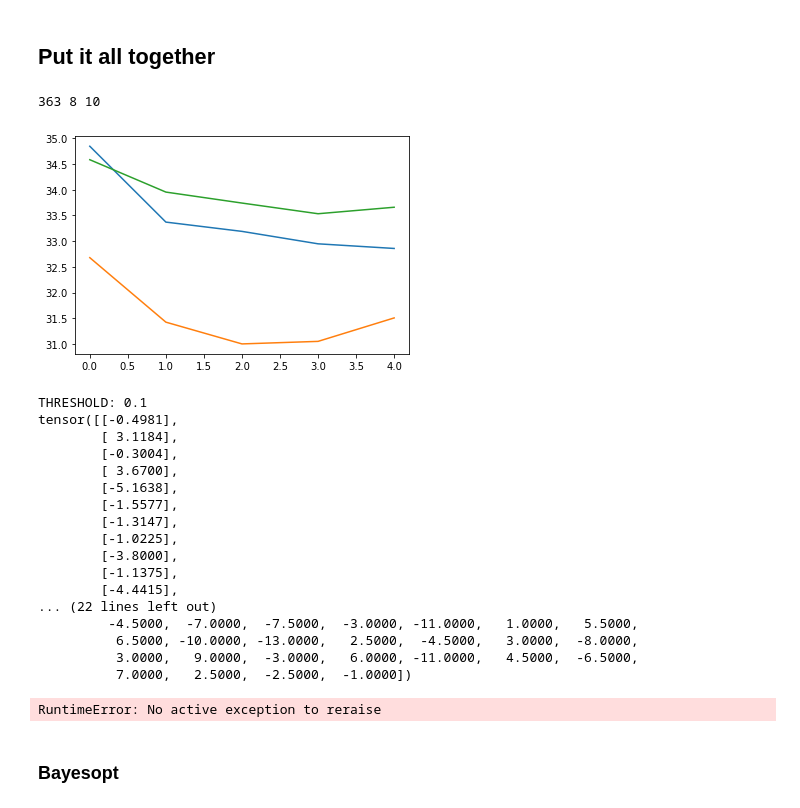
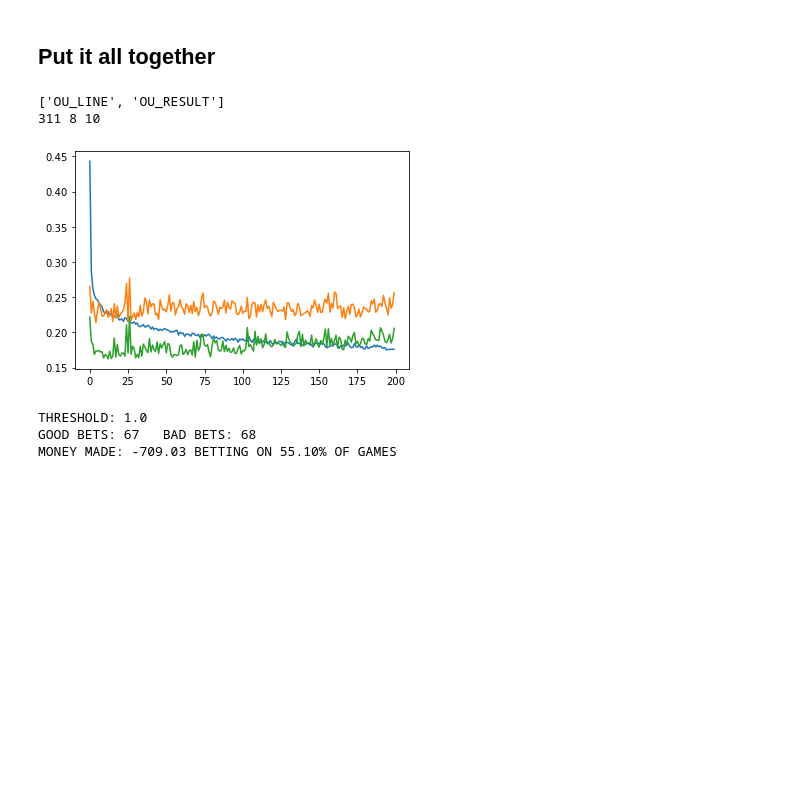
Before and after one commit to CoopLo/nfl_betting, a Jupyter notebook: NFL_betting_strategy.ipynb, the cells around one changed output. Cells and saved outputs as stored; diff of their text form; code cells hidden in the pictures; blank space fills up the shorter version.

Commit message:
Finished for both regression and classification

```diff
--- a/NFL_betting_strategy.ipynb
+++ b/NFL_betting_strategy.ipynb
@@ -53,13 +60,16 @@ def get_columns(df, target):
 # %%
 # Create a dataset that pytorch loader can work with
 class NFLClassificationDataset(Dataset):
-    def __init__(self, dataframe, target, features, task='classification'):
+    def __init__(self, dataframe, target, features, task='classification', outcome=None):
         self.features = features
         self.target = target
         if(task == 'classification'):
             self.y = torch.tensor(dataframe[target].values).long()
+            self.outcome = torch.tensor(dataframe[target].values).long()
         else:
             self.y = torch.tensor(dataframe[target].values).float()
+            self.outcome = torch.tensor(dataframe[outcome].values).float()
+
         self.X = torch.tensor(dataframe[features].values).float()
 
     def __len__(self):
@@ -228,21 +262,29 @@ def regression_betting_result(model, test_loader, threshold=0.6):
 ## Put it all together
 # %%
 # Get data
-target = 'spread'
-df, target, task = get_data(target)
+target = 'ou_line'
+df, target, outcome, task = get_data(target)
 benchmark_data = get_columns(df, target)
 
-df_train, df_val, df_test = split_data(df, target, task)
+df_train, df_val, df_test = split_data(df, target, task, outcome=outcome)
 df_train = df_train.dropna()
 
-train_loader, val_loader, test_loader = get_data_loaders(df_train, df_val, df_test, task, batch_size=32)
+train_loader, val_loader, test_loader = get_data_loaders(
+                                            df_train,
+                                            df_val,
+                                            df_test,
+                                            target,
+                                            task,
+                                            batch_size=32,
+                                            outcome=outcome)
 
 thresholds = np.linspace(0.5, 1.0, 51)
 money_made = []
 games_bet = []
+
 # hyperparameters
 lr = 1e-3
-epoch = 5
+epoch = 200
 input_size = len(list(df_train.columns.difference([target])))
 hidden_size = 64
 dropout = 0.2
@@ -267,68 +309,55 @@ elif(task == 'regression'):
         nn.Linear(64,64),
         nn.Dropout(dropout),
         nn.ReLU(),
+        nn.Linear(64,64),
+        nn.Dropout(dropout),
+        nn.ReLU(),
         nn.Linear(64,1),
     )
     loss_func = nn.MSELoss()
 
-optimizer = torch.optim.Adam(model.parameters(), lr=lr)
+optimizer = torch.optim.Adam(model.parameters(), lr=lr, weight_decay=1e-5)
 
 # Run lstm
 trainloss = []
 testloss = []
 valloss = []
 print(len(train_loader), len(val_loader), len(test_loader))
 for i in tqdm(range(epoch)):
     train_loss, model = train(train_loader, model, loss_func, optimizer=optimizer, task=task)
     trainloss.append(train_loss)
 
     val_loss = test(val_loader, model, loss_func, task=task)
     valloss.append(val_loss)
 
     test_loss  = test(test_loader, model, loss_func, task=task)
     testloss.append(test_loss)
 
 fig, ax = plt.subplots()
 ax.plot(trainloss)
 ax.plot(valloss)
 ax.plot(testloss)
 plt.show()
 
 if(task == 'classification'):
     val_accuracy = evaluate(val_loader, model)
     test_accuracy = evaluate(test_loader, model)
     result = classification_betting_result(model, val_loader, threshold=0.7)
     money_made.append(result[0])
     games_bet.append(result[1])
 elif(task == 'regression'):
-    result = regression_betting_result(model, val_loader, threshold=0.1)
+    result = regression_betting_result(model, val_loader, threshold=1.)
     money_made.append(result[0])
     games_bet.append(result[1])
 
-fig, ax = plt.subplots(ncols=2, figsize=(15,6))
-ax[0].plot(thresholds, money_made)
-ax[1].plot(thresholds, games_bet)
-plt.show()
+#fig, ax = plt.subplots(ncols=2, figsize=(15,6))
+#ax[0].plot(thresholds, money_made)
+#ax[1].plot(thresholds, games_bet)
+#plt.show()
 # %% [output]
-363 8 10
+['OU_LINE', 'OU_RESULT']
+311 8 10
-[figure, old version]
+[figure, new version]
-THRESHOLD: 0.1
-tensor([[-0.4981],
-        [ 3.1184],
-        [-0.3004],
-        [ 3.6700],
-        [-5.1638],
-        [-1.5577],
-        [-1.3147],
-        [-1.0225],
-        [-3.8000],
-        [-1.1375],
-        [-4.4415],
-... (22 lines left out)
-         -4.5000,  -7.0000,  -7.5000,  -3.0000, -11.0000,   1.0000,   5.5000,
-          6.5000, -10.0000, -13.0000,   2.5000,  -4.5000,   3.0000,  -8.0000,
-          3.0000,   9.0000,  -3.0000,   6.0000, -11.0000,   4.5000,  -6.5000,
-          7.0000,   2.5000,  -2.5000,  -1.0000])
+THRESHOLD: 1.0
+GOOD BETS: 67   BAD BETS: 68
+MONEY MADE: -709.03 BETTING ON 55.10% OF GAMES
-RuntimeError: No active exception to reraise
-# %% [markdown]
-### Bayesopt
```
Also changed, not shown: parts of 9 cells of this notebook.
